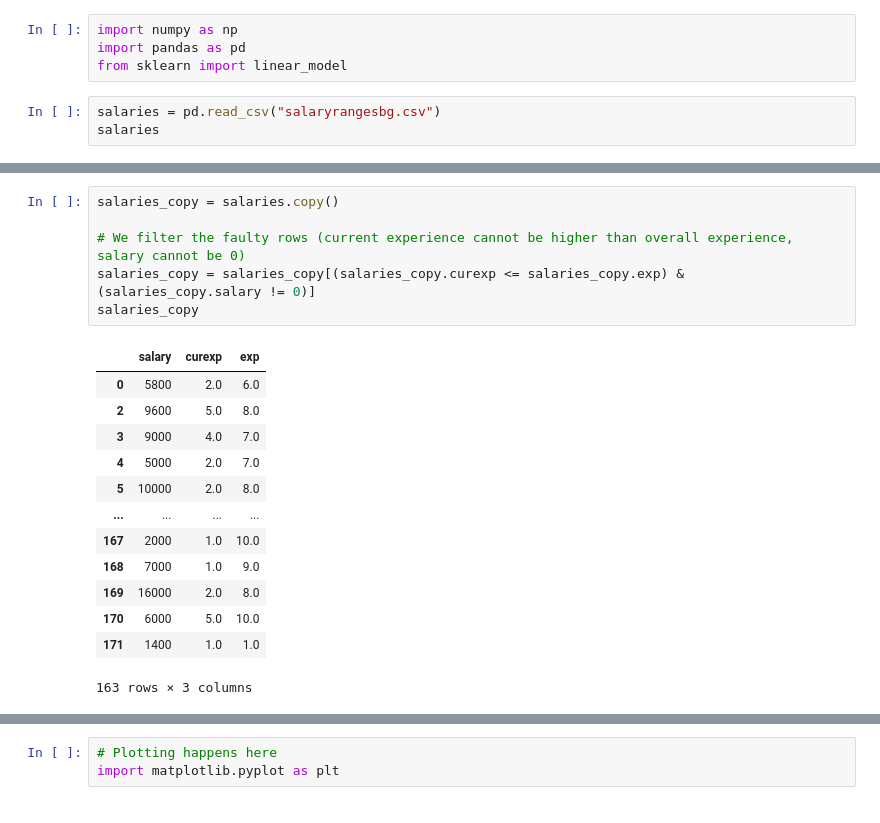
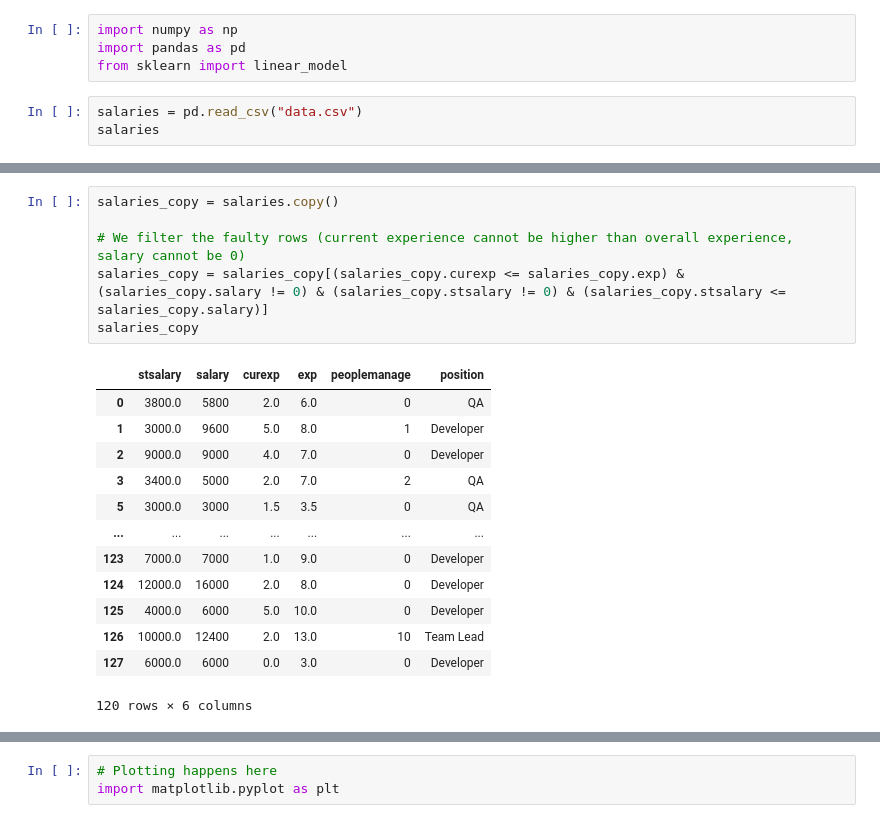
Before and after one commit to zyppyvids/SalaryRegressionPredictor, a Jupyter notebook: salaries_itbulgaria.ipynb, the cells around one changed output, grey strips where cells are left out. Saved outputs shown, nothing was run; the diff lists cells and outputs as text.

```diff
--- a/salaries_itbulgaria.ipynb
+++ b/salaries_itbulgaria.ipynb
@@ -8,6 +8,6 @@ import numpy as np
 import pandas as pd
 from sklearn import linear_model
 # %%
-salaries = pd.read_csv("salaryrangesbg.csv")
+salaries = pd.read_csv("data.csv")
 salaries
 # %% [output]
@@ -27,23 +27,23 @@ salaries
 # %%
 salaries_copy = salaries.copy()
 
 # We filter the faulty rows (current experience cannot be higher than overall experience, salary cannot be 0)
-salaries_copy = salaries_copy[(salaries_copy.curexp <= salaries_copy.exp) & (salaries_copy.salary != 0)]
+salaries_copy = salaries_copy[(salaries_copy.curexp <= salaries_copy.exp) & (salaries_copy.salary != 0) & (salaries_copy.stsalary != 0) & (salaries_copy.stsalary <= salaries_copy.salary)]
 salaries_copy
 # %% [output]
-|  | salary | curexp | exp |
-| 0 | 5800 | 2.0 | 6.0 |
-| 2 | 9600 | 5.0 | 8.0 |
-| 3 | 9000 | 4.0 | 7.0 |
-| 4 | 5000 | 2.0 | 7.0 |
-| 5 | 10000 | 2.0 | 8.0 |
-| ... | ... | ... | ... |
-| 167 | 2000 | 1.0 | 10.0 |
-| 168 | 7000 | 1.0 | 9.0 |
-| 169 | 16000 | 2.0 | 8.0 |
-| 170 | 6000 | 5.0 | 10.0 |
-| 171 | 1400 | 1.0 | 1.0 |
+|  | stsalary | salary | curexp | exp | peoplemanage | position |
+| 0 | 3800.0 | 5800 | 2.0 | 6.0 | 0 | QA |
+| 1 | 3000.0 | 9600 | 5.0 | 8.0 | 1 | Developer |
+| 2 | 9000.0 | 9000 | 4.0 | 7.0 | 0 | Developer |
+| 3 | 3400.0 | 5000 | 2.0 | 7.0 | 2 | QA |
+| 5 | 3000.0 | 3000 | 1.5 | 3.5 | 0 | QA |
+| ... | ... | ... | ... | ... | ... | ... |
+| 123 | 7000.0 | 7000 | 1.0 | 9.0 | 0 | Developer |
+| 124 | 12000.0 | 16000 | 2.0 | 8.0 | 0 | Developer |
+| 125 | 4000.0 | 6000 | 5.0 | 10.0 | 0 | Developer |
+| 126 | 10000.0 | 12400 | 2.0 | 13.0 | 10 | Team Lead |
+| 127 | 6000.0 | 6000 | 0.0 | 3.0 | 0 | Developer |
-163 rows × 3 columns
+120 rows × 6 columns
 # %%
 # We fill NaN column values
 salary_mean = salaries_copy.salary.mean()
```
Also changed, not shown: parts of 15 cells of this notebook, 4 other files.
